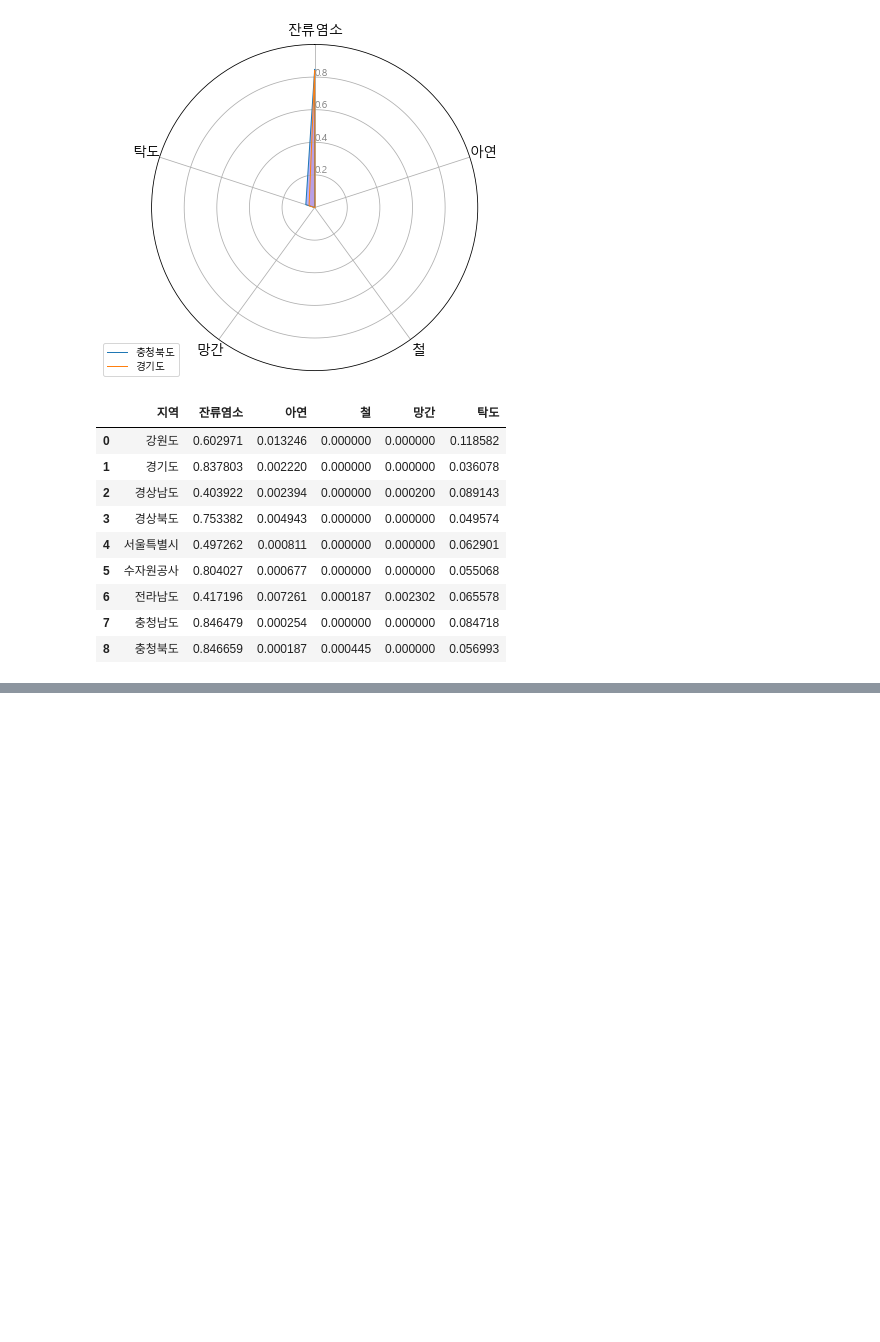
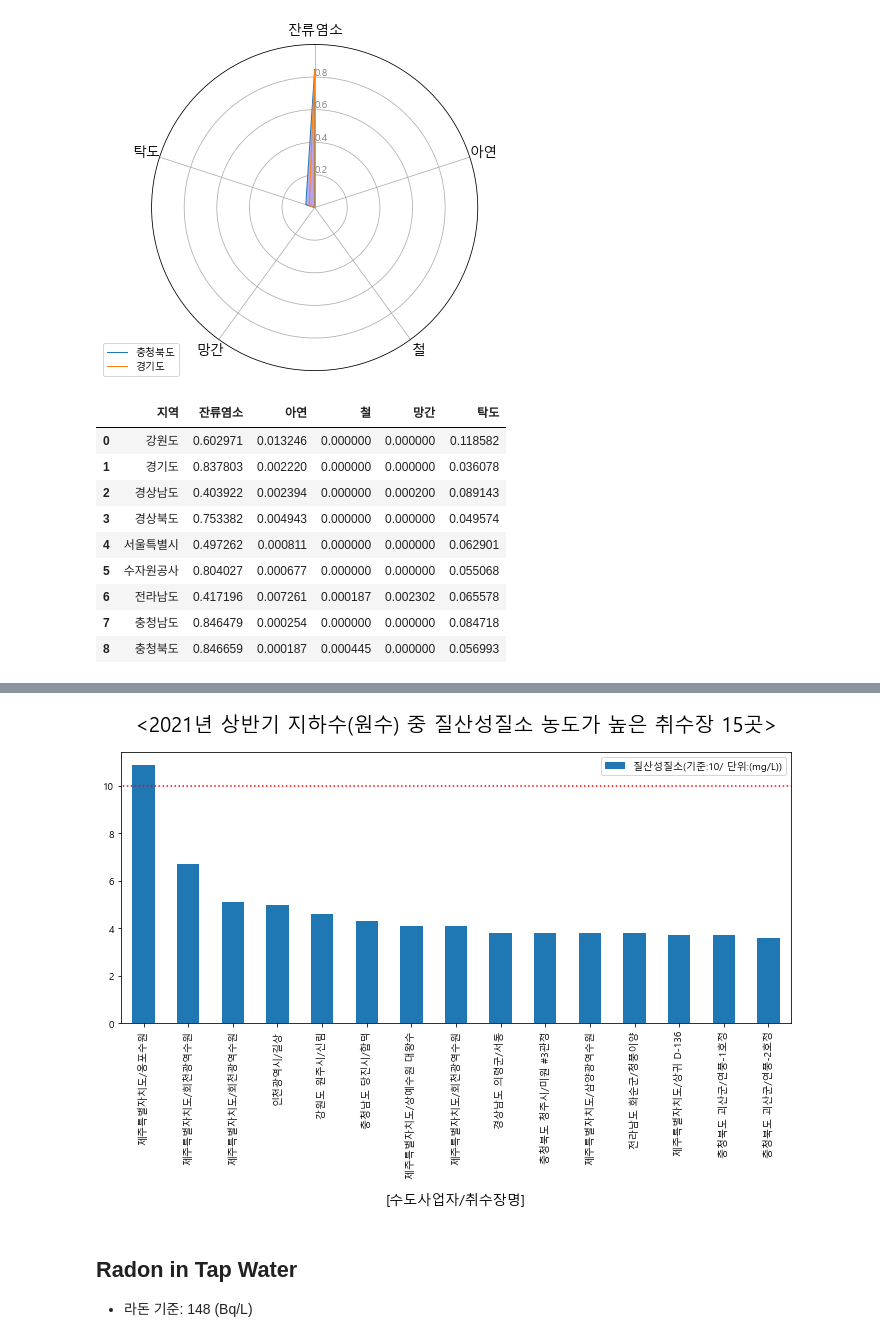
Before and after one commit to BreadFeet/K-water_project, a Jupyter notebook: myanalysis/03_Data_Analysis.ipynb, the cells around one changed output, grey strips where cells are left out. Cells and saved outputs as stored; diff of their text form; code cells hidden in the pictures; blank space fills up the shorter version.

```diff
--- a/myanalysis/03_Data_Analysis.ipynb
+++ b/myanalysis/03_Data_Analysis.ipynb
@@ -571,0 +637,6 @@ df_21
+# %%
+# 질산성 질소 높은 순으로 15개만 추출해서 기준치 근처값만 보기
+no3 = ug.sort_values('질산성질소(기준:10/ 단위:(mg/L))', ascending=False, ignore_index=True)
+no3 = no3.loc[0:14, ['취수장명', '질산성질소(기준:10/ 단위:(mg/L))']]    # 수도사업자로 하면 중복해서 유일한 값인 취수장명을 사용
+no3.set_index('취수장명', inplace=True)
+no3
@@ -571,0 +661,18 @@ df_21
+# %%
+# 그룹화하지 않을 것이기 때문에 matplotlib 사용
+no3.plot(kind='bar', figsize=(12, 5))
+
+# 기준선 line plot
+x = np.arange(-1, 16)
+y = x*0 + 10
+plt.plot(x, y, ':r')
+
+plt.title('<2021년 상반기 지하수(원수) 중 질산성질소 농도가 높은 취수장 15곳>', fontsize=20, pad=20)
+plt.xlabel('[수도사업자/취수장명]', fontsize=14, labelpad=15)
+
+plt.show()
+# %% [output]
+[figure, added]
+# %% [markdown]
+## Radon in Tap Water
+* 라돈 기준: 148 (Bq/L)
```
Also changed, not shown: parts of 18 cells of this notebook, 2 other files.
